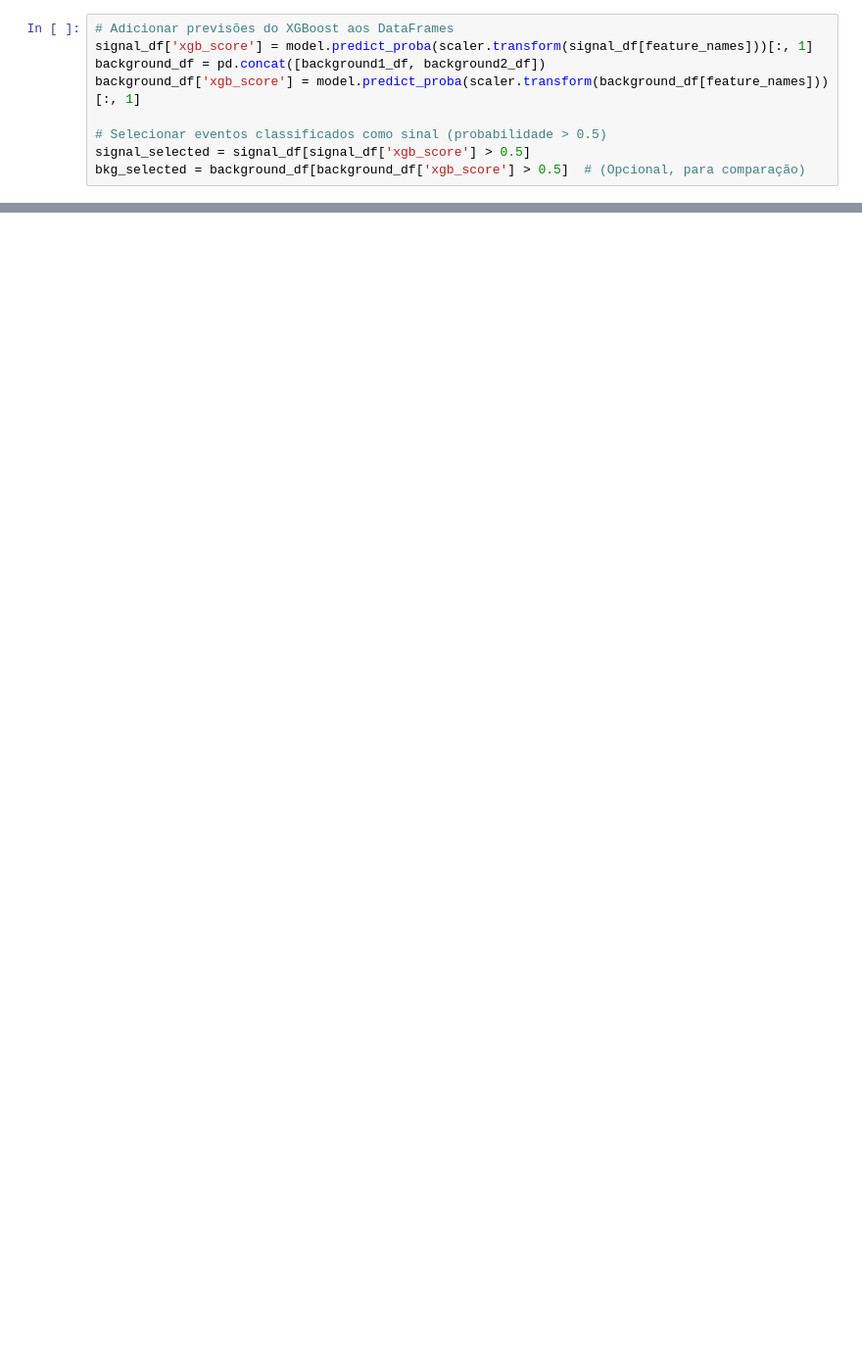
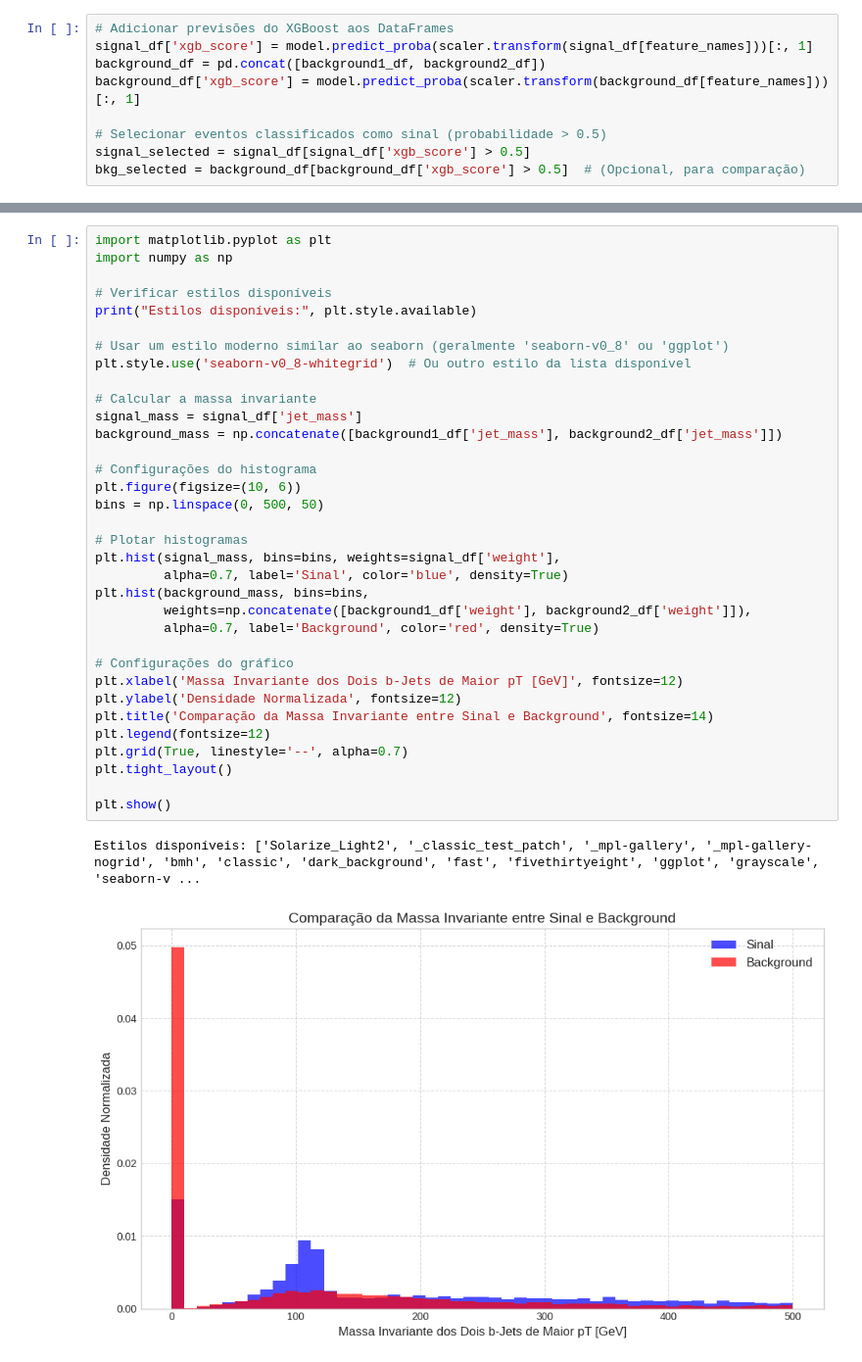
Before and after one commit to LeviPhelipe/Analise-2b2mu-2h, a Jupyter notebook: XGB_v2.ipynb, the cells around one changed output, grey strips where cells are left out. Shown at 98% size. Drawn from its saved outputs; the diff is of its cells as text; blank space fills up the shorter version.

```diff
--- a/XGB_v2.ipynb
+++ b/XGB_v2.ipynb
@@ -965,0 +975,37 @@ plt.show()
+# %%
+import matplotlib.pyplot as plt
+import numpy as np
+
+# Verificar estilos disponíveis
+print("Estilos disponíveis:", plt.style.available)
+
+# Usar um estilo moderno similar ao seaborn (geralmente 'seaborn-v0_8' ou 'ggplot')
+plt.style.use('seaborn-v0_8-whitegrid')  # Ou outro estilo da lista disponível
+
+# Calcular a massa invariante
+signal_mass = signal_df['jet_mass']
+background_mass = np.concatenate([background1_df['jet_mass'], background2_df['jet_mass']])
+
+# Configurações do histograma
+plt.figure(figsize=(10, 6))
+bins = np.linspace(0, 500, 50)
+
+# Plotar histogramas
+plt.hist(signal_mass, bins=bins, weights=signal_df['weight'],
+         alpha=0.7, label='Sinal', color='blue', density=True)
+plt.hist(background_mass, bins=bins,
+         weights=np.concatenate([background1_df['weight'], background2_df['weight']]),
+         alpha=0.7, label='Background', color='red', density=True)
+
+# Configurações do gráfico
+plt.xlabel('Massa Invariante dos Dois b-Jets de Maior pT [GeV]', fontsize=12)
+plt.ylabel('Densidade Normalizada', fontsize=12)
+plt.title('Comparação da Massa Invariante entre Sinal e Background', fontsize=14)
+plt.legend(fontsize=12)
+plt.grid(True, linestyle='--', alpha=0.7)
+plt.tight_layout()
+
+plt.show()
+# %% [output]
+Estilos disponíveis: ['Solarize_Light2', '_classic_test_patch', '_mpl-gallery', '_mpl-gallery-nogrid', 'bmh', 'classic', 'dark_background', 'fast', 'fivethirtyeight', 'ggplot', 'grayscale', 'seaborn-v ...
+[figure, added]
```
Also changed, not shown: parts of 26 cells of this notebook.
